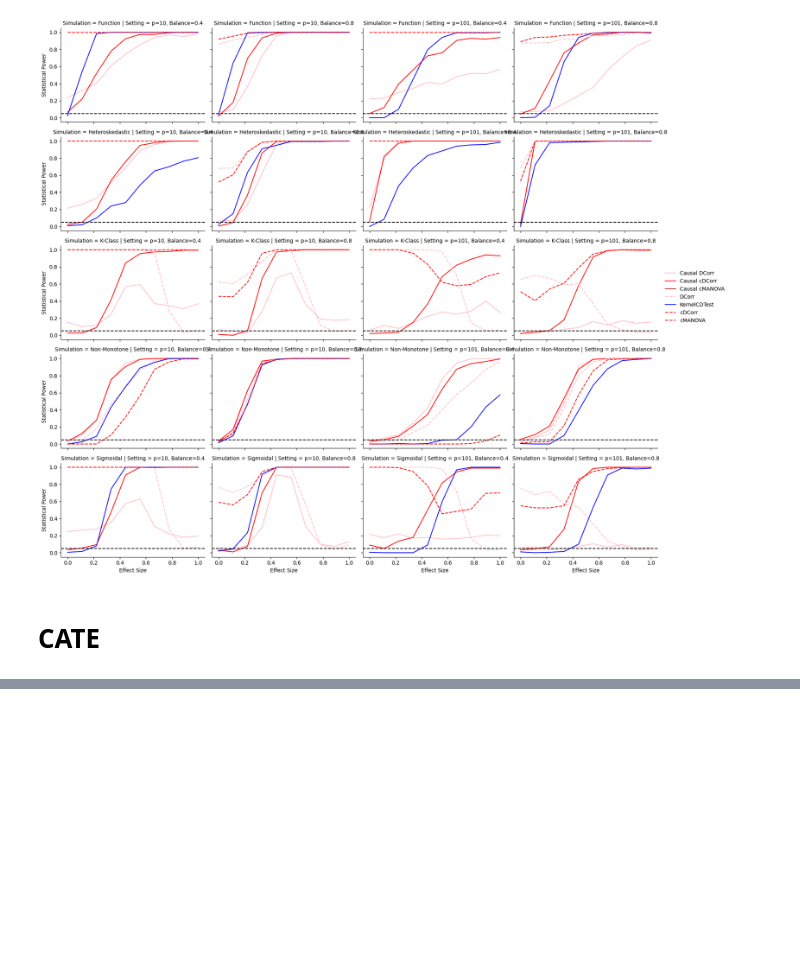
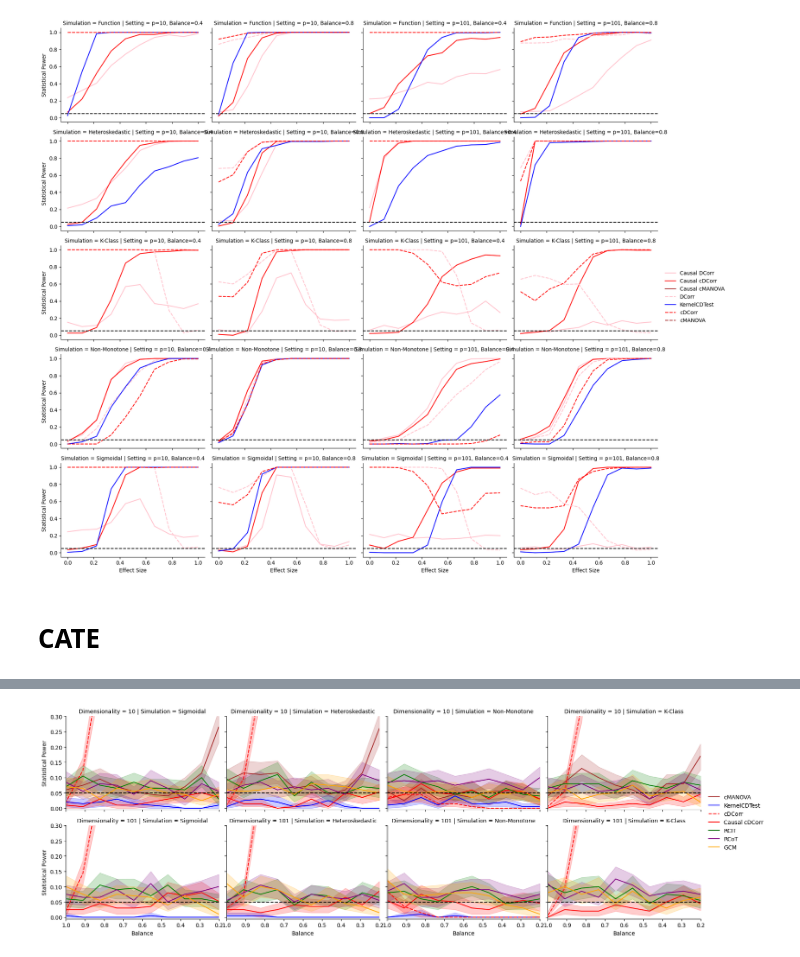
Before and after one commit to ebridge2/cdcorr, a Jupyter notebook: cdcorr/simulations/plotting.ipynb, the cells around one changed output, grey strips where cells are left out. Cells and saved outputs as stored; diff of their text form; code cells hidden in the pictures; blank space fills up the shorter version.

```diff
--- a/cdcorr/simulations/plotting.ipynb
+++ b/cdcorr/simulations/plotting.ipynb
@@ -157,0 +181,7 @@ g.savefig("./Figures/powers.pdf")
+# %%
+#func = pd.read_pickle("./data/sim_results_covarfixed_cate_fn.pkl")
+hetero = pd.read_pickle("./data/sim_results_null_cate_hetero.pkl")
+kcl = pd.read_pickle("./data/sim_results_null_cate_kclass.pkl")
+nm = pd.read_pickle("./data/sim_results_null_cate_nm.pkl")
+sig = pd.read_pickle("./data/sim_results_null_cate_sig.pkl")
+hetero
@@ -157,0 +230,27 @@ g.savefig("./Figures/powers.pdf")
+# %%
+g = sns.FacetGrid(sim_pvals_long, col="Simulation", row="Dimensionality", aspect=1.4)
+palette={"Causal cDCorr" : "red", "cDCorr" : "red",
+         "Causal DCorr": "pink", "DCorr": "pink",
+         "Causal KernelCDTest" : "blue", "KernelCDTest": "blue",
+         "Causal cMANOVA": "brown", "cMANOVA": "brown",
+         "RCIT": "green", "Causal RCIT": "green",
+         "RCoT": "purple", "Causal RCoT": "purple",
+         "GCM": "orange", "Causal GCM": "orange"}
+
+linestyles={"Causal cDCorr" : "", "cDCorr" : (4, 1.5),
+         "Causal DCorr": "", "DCorr": (4, 1.5),
+         "Causal KernelCDTest" : "", "KernelCDTest": "",
+         "Causal cMANOVA": "", "cMANOVA":  "",#(4, 1.5),
+         "Causal RCIT": "", "RCIT": "",#(4, 1.5),
+         "Causal RCoT": "", "RCoT": "",# (4, 1.5),
+         "Causal GCM": "", "GCM": ""}#(4, 1.5)}
+
+g.map_dataframe(sns.lineplot, x="Balance", y="Statistical Power", hue="Statistic", palette=palette,
+                style="Statistic", dashes=linestyles, errorbar=("ci", 90))
+g.map(plt.axhline, y=alpha, ls="--", c="black")
+for ax in g.axes.ravel():
+    ax.set_xlim((1, 0.2))
+    ax.set_ylim((-.005, 0.3))
+g.add_legend();
+# %% [output]
+[figure, added]
```
Also changed, not shown: parts of 14 cells of this notebook, 4 other files.
